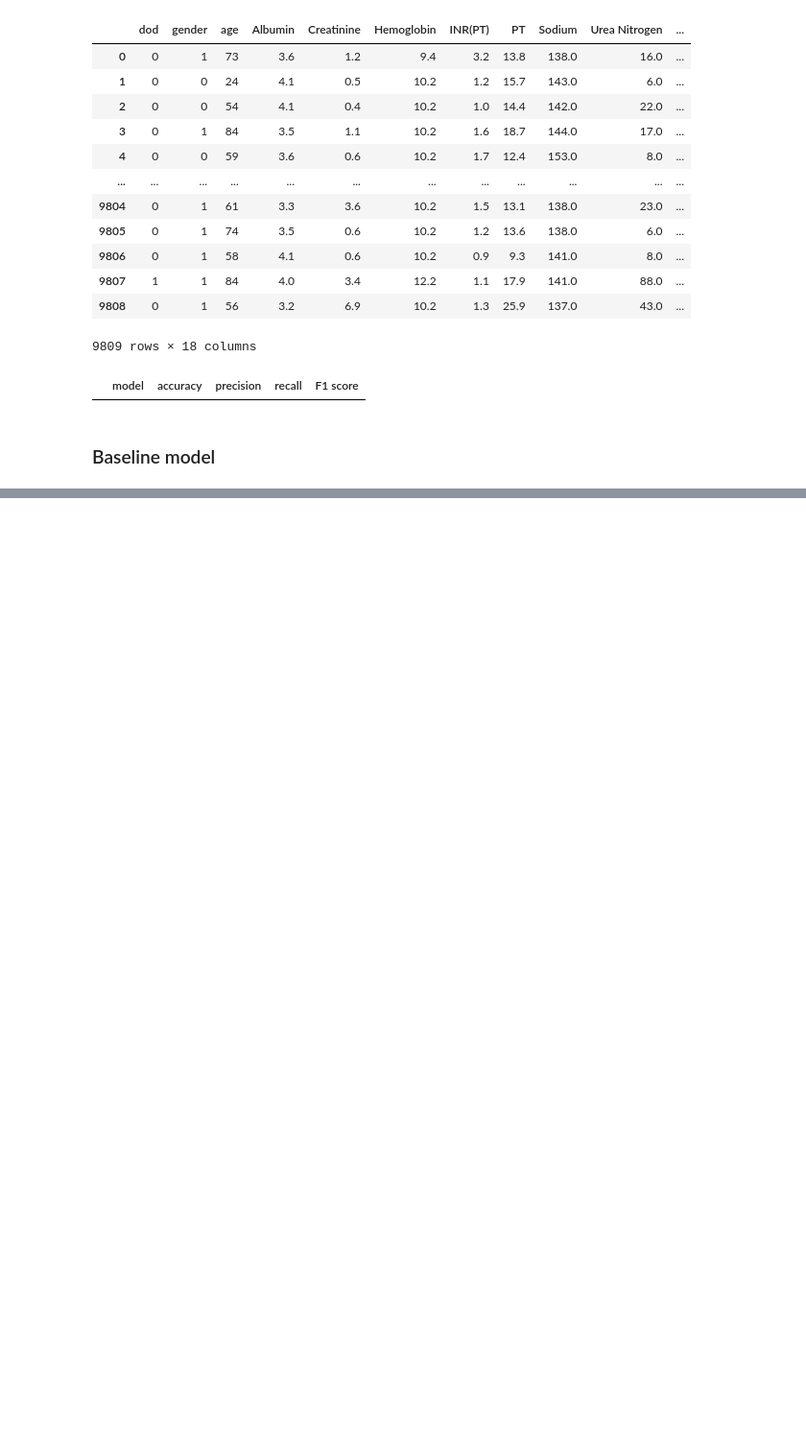
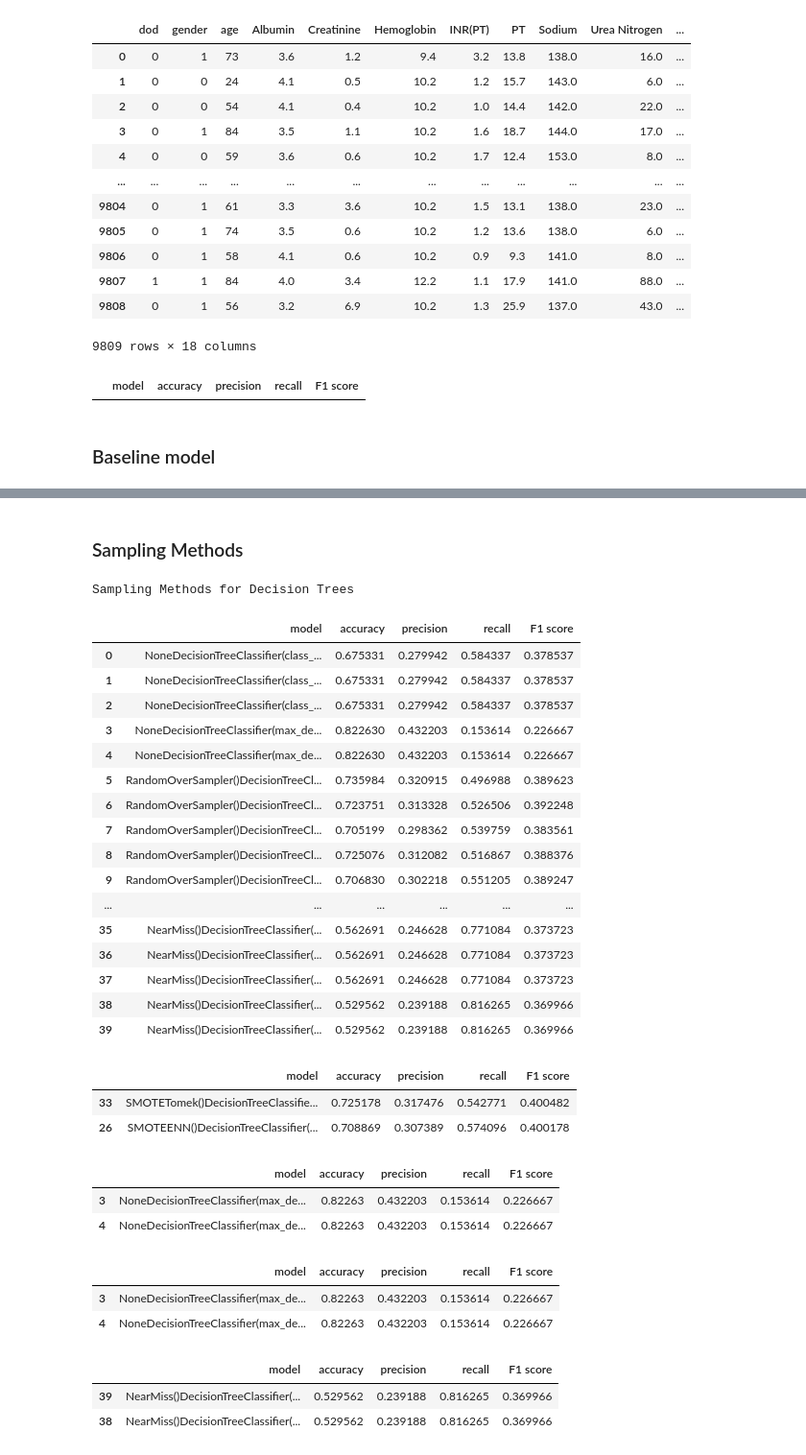
Before and after one commit to gracelovesyah/ml-and-health-predict-mortality-rate, a Jupyter notebook: notebook/Decision Tree Optimisation/4_decisionTreeOpt.ipynb, the cells around one changed output, grey strips where cells are left out. Shown: that part at 96% size. Cells and saved outputs as stored; diff of their text form; code cells hidden in the pictures; blank space fills up the shorter version.

Commit message:
Decision Tree Optimisation Complete
Decision Tree is optimised with a balanced Recall and precision Score, slightly better than the baseline model.

```diff
--- a/notebook/Decision Tree Optimisation/4_decisionTreeOpt.ipynb
+++ b/notebook/Decision Tree Optimisation/4_decisionTreeOpt.ipynb
@@ -124,0 +337,2 @@ f1_score:  0.36167639081995306
+# %% [markdown]
+### Sampling Methods
@@ -124,0 +343,9 @@ f1_score:  0.36167639081995306
+# %%
+x = aki_df.drop(columns=['dod', 'Sodium','Hemoglobin','gender','hypertension','Intercept'])
+y = aki_df['dod']
+
+x_train, x_test, y_train, y_test = train_test_split(x, y, stratify=y, test_size=0.2, random_state=0)
+# Define models for each approach
+models = [f1_best1, f1_best2, f1_best2, recall_best, accuracy_best]
+# Define sampling methods
+sampling_methods = [None,  RandomOverSampler(),  SMOTE(), ADASYN(),RandomUnderSampler(), SMOTEENN(), SMOTETomek(), NearMiss()]
@@ -124,0 +397,52 @@ f1_score:  0.36167639081995306
+# %%
+print("Sampling Methods for Decision Trees")
+sampling_desc = []
+for samp in sampling_methods:
+    for mod in models:
+        resampled_eval(mod, x_train, y_train, x_test, y_test, samp, seed_list, sampling_desc)
+
+sample_comparison_DF = pd.DataFrame(sampling_desc, columns=['model', 'accuracy', 'precision', 'recall', 'F1 score'])
+sample_comparison_DF
+# %% [output]
+Sampling Methods for Decision Trees
+|  | model | accuracy | precision | recall | F1 score |
+| 0 | NoneDecisionTreeClassifier(class_... | 0.675331 | 0.279942 | 0.584337 | 0.378537 |
+| 1 | NoneDecisionTreeClassifier(class_... | 0.675331 | 0.279942 | 0.584337 | 0.378537 |
+| 2 | NoneDecisionTreeClassifier(class_... | 0.675331 | 0.279942 | 0.584337 | 0.378537 |
+| 3 | NoneDecisionTreeClassifier(max_de... | 0.822630 | 0.432203 | 0.153614 | 0.226667 |
+| 4 | NoneDecisionTreeClassifier(max_de... | 0.822630 | 0.432203 | 0.153614 | 0.226667 |
+| 5 | RandomOverSampler()DecisionTreeCl... | 0.735984 | 0.320915 | 0.496988 | 0.389623 |
+| 6 | RandomOverSampler()DecisionTreeCl... | 0.723751 | 0.313328 | 0.526506 | 0.392248 |
+| 7 | RandomOverSampler()DecisionTreeCl... | 0.705199 | 0.298362 | 0.539759 | 0.383561 |
+| 8 | RandomOverSampler()DecisionTreeCl... | 0.725076 | 0.312082 | 0.516867 | 0.388376 |
+| 9 | RandomOverSampler()DecisionTreeCl... | 0.706830 | 0.302218 | 0.551205 | 0.389247 |
+| ... | ... | ... | ... | ... | ... |
+| 35 | NearMiss()DecisionTreeClassifier(... | 0.562691 | 0.246628 | 0.771084 | 0.373723 |
+| 36 | NearMiss()DecisionTreeClassifier(... | 0.562691 | 0.246628 | 0.771084 | 0.373723 |
+| 37 | NearMiss()DecisionTreeClassifier(... | 0.562691 | 0.246628 | 0.771084 | 0.373723 |
+| 38 | NearMiss()DecisionTreeClassifier(... | 0.529562 | 0.239188 | 0.816265 | 0.369966 |
+| 39 | NearMiss()DecisionTreeClassifier(... | 0.529562 | 0.239188 | 0.816265 | 0.369966 |
+# %%
+sample_comparison_DF.sort_values(by=['F1 score'], ascending=False).head(2)
+# %% [output]
+|  | model | accuracy | precision | recall | F1 score |
+| 33 | SMOTETomek()DecisionTreeClassifie... | 0.725178 | 0.317476 | 0.542771 | 0.400482 |
+| 26 | SMOTEENN()DecisionTreeClassifier(... | 0.708869 | 0.307389 | 0.574096 | 0.400178 |
+# %%
+sample_comparison_DF.sort_values(by=['accuracy'], ascending=False).head(2)
+# %% [output]
+|  | model | accuracy | precision | recall | F1 score |
+| 3 | NoneDecisionTreeClassifier(max_de... | 0.82263 | 0.432203 | 0.153614 | 0.226667 |
+| 4 | NoneDecisionTreeClassifier(max_de... | 0.82263 | 0.432203 | 0.153614 | 0.226667 |
+# %%
+sample_comparison_DF.sort_values(by=['precision'], ascending=False).head(2)
+# %% [output]
+|  | model | accuracy | precision | recall | F1 score |
+| 3 | NoneDecisionTreeClassifier(max_de... | 0.82263 | 0.432203 | 0.153614 | 0.226667 |
+| 4 | NoneDecisionTreeClassifier(max_de... | 0.82263 | 0.432203 | 0.153614 | 0.226667 |
+# %%
+sample_comparison_DF.sort_values(by=['recall'], ascending=False).head(2)
+# %% [output]
+|  | model | accuracy | precision | recall | F1 score |
+| 39 | NearMiss()DecisionTreeClassifier(... | 0.529562 | 0.239188 | 0.816265 | 0.369966 |
+| 38 | NearMiss()DecisionTreeClassifier(... | 0.529562 | 0.239188 | 0.816265 | 0.369966 |
```
Also changed, not shown: parts of 21 cells of this notebook, 1 other file.
